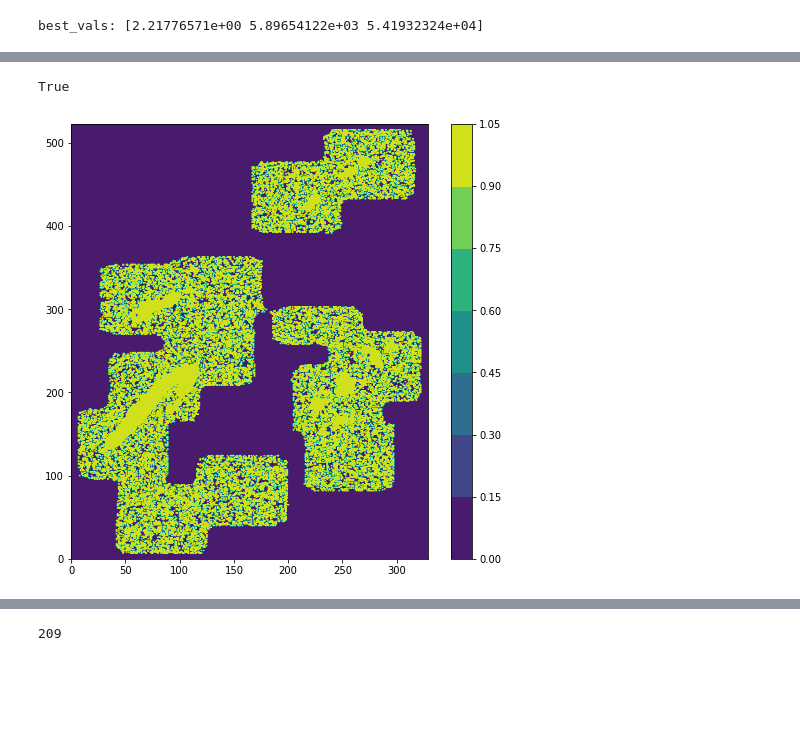
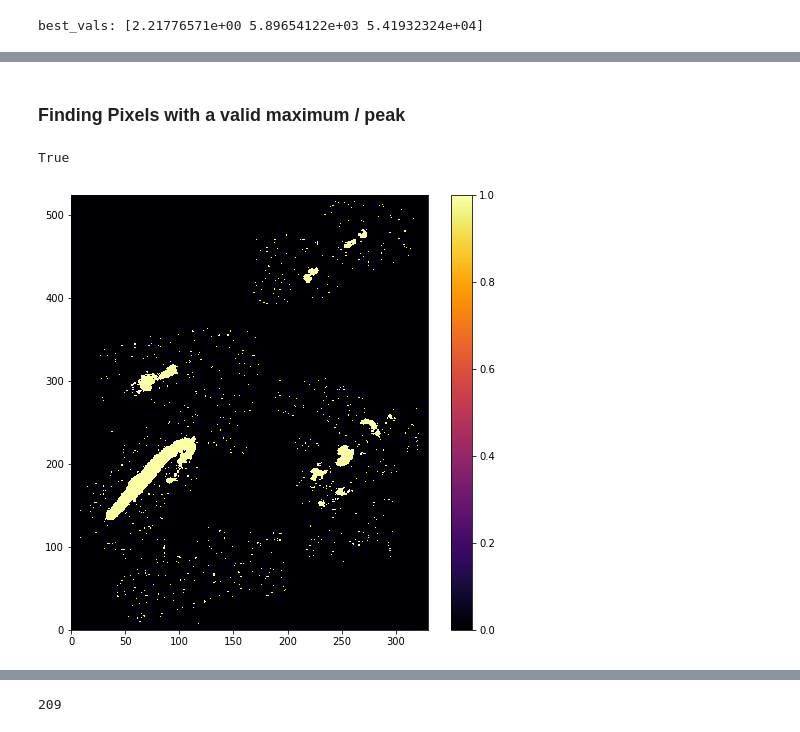
Before and after one commit to simon-et-smith/SURP-Project, a Jupyter notebook: Curve_Fit_Gaussian.ipynb, the cells around one changed output, grey strips where cells are left out. Drawn from its saved outputs; the diff is of its cells as text; code cells hidden in the pictures; blank space fills up the shorter version.

```diff
--- a/Curve_Fit_Gaussian.ipynb
+++ b/Curve_Fit_Gaussian.ipynb
@@ -71,3 +123,5 @@ best_vals: [2.21776571e+00 5.89654122e+03 5.41932324e+04]
+# %% [markdown]
+### Finding Pixels with a valid maximum / peak
 # %%
 #Check if maximum value of one spectra is greater than 3 std's
 
@@ -84,13 +138,13 @@ maximum = np.zeros(std.shape)
 for i in range(0, data.shape[2]):
     for j in range(0, data.shape[1]):
         spec = m.int_pix(data, i, j)
-        maximum[j][i] = (np.max(spec) > 3*std[j][i])
+        maximum[j][i] = (np.max(spec) > 4*std[j][i])
 # %%
 plt.figure(figsize=(8,8))
-plt.contourf(maximum)
+plt.pcolormesh(maximum, cmap='inferno')
 plt.colorbar()
 #plt.xlim([50, 100])
 #plt.ylim([50, 100])
 plt.show()
 # %% [output]
-[figure, old version]
+[figure, new version]
```
Also changed, not shown: parts of 32 cells of this notebook.
